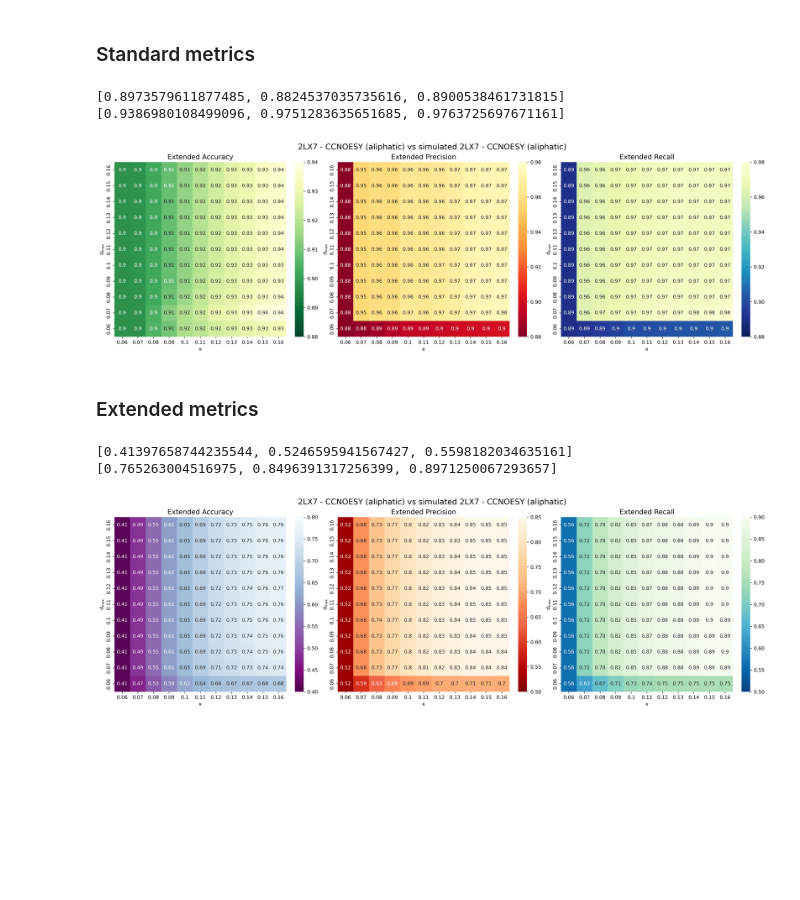
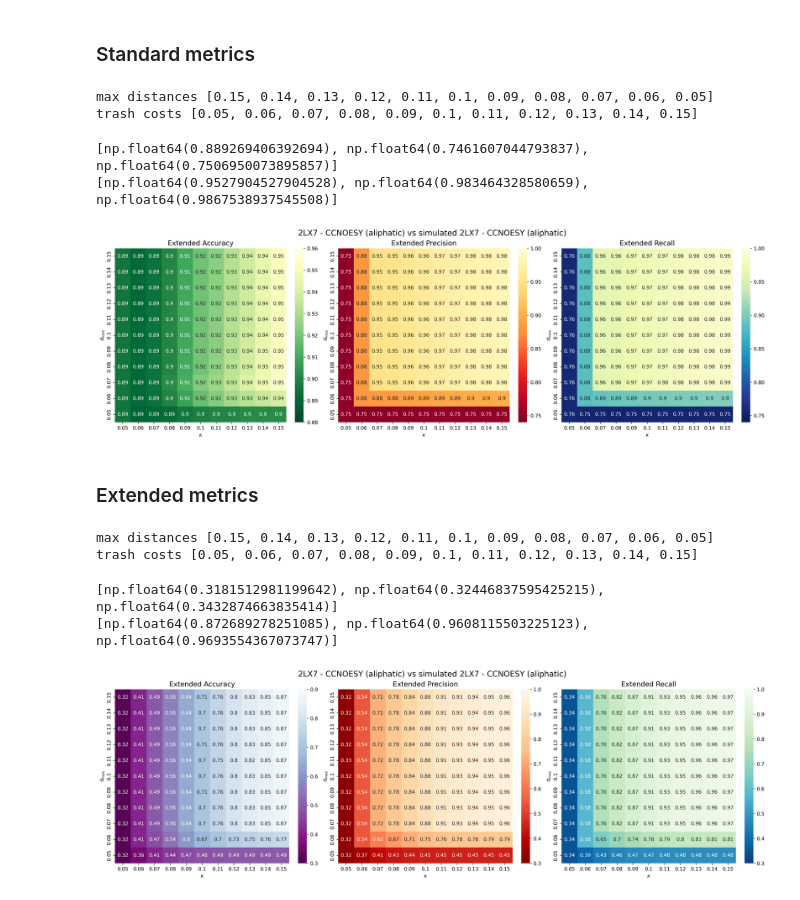
Before and after one commit to michalsta/wnetalign, a Jupyter notebook: tutorials/nmr/NMR_4D.ipynb, the cells around one changed output. Saved outputs shown, nothing was run; the diff lists cells and outputs as text; code cells hidden in the pictures; blank space fills up the shorter version.

```diff
--- a/tutorials/nmr/NMR_4D.ipynb
+++ b/tutorials/nmr/NMR_4D.ipynb
@@ -99,8 +89,10 @@ number of clusters: 127
 # %% [markdown]
 ### Standard metrics
 # %%
-max_distances = [0.01*i for i in range(16, 5, -1)]
-trash_costs = [0.01*i for i in range(6, 17)]
+max_distances = [0.01*i for i in range(15, 4, -1)]
+print("max distances", max_distances)
+trash_costs = [0.01*i for i in range(5, 16)]
+print("trash costs", trash_costs)
 
 metrics_cm_standard = metrics_simulated_CM([spectrum, simulated_spectrum],
                                            max_distances,
@@ -108,9 +100,14 @@ metrics_cm_standard = metrics_simulated_CM([spectrum, simulated_spectrum],
                                            clusters,
                                            scale_nucl={'C':10},
                                            nuclei=['C1', 'C2', 'H1', 'H2'],
+                                           normalize=True,
+                                           intensity_scaling = None, # auto intensity scaling
                                            extended=False,
                                            warn=False,
                                           )
+# %% [output]
+max distances [0.15, 0.14, 0.13, 0.12, 0.11, 0.1, 0.09, 0.08, 0.07, 0.06, 0.05]
+trash costs [0.05, 0.06, 0.07, 0.08, 0.09, 0.1, 0.11, 0.12, 0.13, 0.14, 0.15]
 # %%
 cmap_names = ['BuPu_r', 'OrRd_r', 'GnBu_r', 'OrRd_r', 'GnBu_r']
 cmap_names = ['YlGn_r', 'YlOrRd_r', 'YlGnBu_r', 'YlOrRd_r', 'YlGnBu_r']
@@ -127,44 +124,49 @@ for metric in metrics_to_plot:
     for name in metrics_to_plot[metric]:
         metrics_by_name[name][metric] = metrics_to_plot[metric][name]
 
-cbar_lim = {'Accuracy': (0.88, 0.94), 'Precision (macro)': (0.88, 0.98), 'Recall (macro)': (0.88, 0.98)}
+cbar_lim = {'Accuracy': (0.88, 0.96), 'Precision (macro)': (0.74, 1), 'Recall (macro)': (0.74, 1)}
 
 for name in metrics_by_name:
 
     # vmax = max([m.max().max() for m in metrics_by_name[name].values()])
     # vmin = min([m.min().min() for m in metrics_by_name[name].values()])
     vmax = [m.max().max() for m in metrics_by_name[name].values()]
     vmin = [m.min().min() for m in metrics_by_name[name].values()]
     print(vmin)
     print(vmax)
 
     fig, axes = plt.subplots(nrows=1, ncols=len(cbar_lim), figsize=(6*3+1, 6), constrained_layout=True, squeeze=False, dpi=300)
 
     for i, metric in enumerate(metrics_by_name[name]):
         sns.heatmap(metrics_by_name[name][metric],
                     ax=axes[0, i],
                     vmin=cbar_lim[metric][0],
                     vmax=cbar_lim[metric][1],
                     cmap=sns.color_palette(metric_to_cmap[metric], as_cmap=True),
                     cbar=True,
                     annot=True,
                    )
         axes[0, i].set(xlabel="$\\kappa$", ylabel="d${_\\text{max}}$")
         axes[0, i].set_title(f"Extended {metric.split(" ")[0]}", fontsize=14)
 
     plt.suptitle(f"{name}", fontsize=16)
     plt.suptitle("2LX7 - CCNOESY (aliphatic) vs simulated 2LX7 - CCNOESY (aliphatic)", fontsize=16)
-    plt.savefig(f"{FIG_PATH}/Metrics_4D/Metrics_4D_simulated_localmax_5_{name}.png")
+    dirpath = f"{FIG_PATH}/Metrics_4D"
+    if not os.path.exists(dirpath):
+        os.makedirs(dirpath)
+    plt.savefig(f"{dirpath}/Metrics_4D_simulated_localmax_5_{name}.png")
     plt.show()
 # %% [output]
-[0.8973579611877485, 0.8824537035735616, 0.8900538461731815]
-[0.9386980108499096, 0.9751283635651685, 0.9763725697671161]
+[np.float64(0.889269406392694), np.float64(0.7461607044793837), np.float64(0.7506950073895857)]
+[np.float64(0.9527904527904528), np.float64(0.983464328580659), np.float64(0.9867538937545508)]
-[figure, old version]
+[figure, new version]
 # %% [markdown]
 ### Extended metrics
 # %%
-max_distances = [0.01*i for i in range(16, 5, -1)]
-trash_costs = [0.01*i for i in range(6, 17)]
+max_distances = [0.01*i for i in range(15, 4, -1)]
+print("max distances", max_distances)
+trash_costs = [0.01*i for i in range(5, 16)]
+print("trash costs", trash_costs)
 
 metrics_cm_extended = metrics_simulated_CM([spectrum, simulated_spectrum],
                                            max_distances,
@@ -172,9 +174,14 @@ metrics_cm_extended = metrics_simulated_CM([spectrum, simulated_spectrum],
                                            clusters,
                                            scale_nucl={'C':10},
                                            nuclei=['C1', 'C2', 'H1', 'H2'],
+                                           normalize=True,
+                                           intensity_scaling = None, # auto intensity scaling
                                            extended=True,
                                            warn=False,
                                           )
+# %% [output]
+max distances [0.15, 0.14, 0.13, 0.12, 0.11, 0.1, 0.09, 0.08, 0.07, 0.06, 0.05]
+trash costs [0.05, 0.06, 0.07, 0.08, 0.09, 0.1, 0.11, 0.12, 0.13, 0.14, 0.15]
 # %%
 cmap_names = ['BuPu_r', 'OrRd_r', 'GnBu_r', 'OrRd_r', 'GnBu_r']
 # cmap_names = ['YlGn_r', 'YlOrRd_r', 'YlGnBu_r', 'YlOrRd_r', 'YlGnBu_r']
@@ -191,7 +198,7 @@ for metric in metrics_to_plot:
     for name in metrics_to_plot[metric]:
         metrics_by_name[name][metric] = metrics_to_plot[metric][name]
 
-cbar_lim = {'Accuracy': (0.40, 0.8), 'Precision (macro)': (0.50, 0.85), 'Recall (macro)': (0.50, 0.9)}
+cbar_lim = {'Accuracy': (0.3, 0.9), 'Precision (macro)': (0.3, 1), 'Recall (macro)': (0.3, 1)}
 
 for name in metrics_by_name:
 
@@ -218,9 +225,12 @@ for name in metrics_by_name:
 
     plt.suptitle(f"{name}", fontsize=16)
     plt.suptitle("2LX7 - CCNOESY (aliphatic) vs simulated 2LX7 - CCNOESY (aliphatic)", fontsize=16)
-    plt.savefig(f"{FIG_PATH}/Extended_metrics_4D/Extended_metrics_4D_simulated_localmax_5_{name}.png")
+    dirpath = f"{FIG_PATH}/Extended_metrics_4D"
+    if not os.path.exists(dirpath):
+        os.makedirs(dirpath)
+    plt.savefig(f"{dirpath}/Extended_metrics_4D_simulated_localmax_5_{name}.png")
     plt.show()
 # %% [output]
-[0.41397658744235544, 0.5246595941567427, 0.5598182034635161]
-[0.765263004516975, 0.8496391317256399, 0.8971250067293657]
+[np.float64(0.3181512981199642), np.float64(0.32446837595425215), np.float64(0.3432874663835414)]
+[np.float64(0.872689278251085), np.float64(0.9608115503225123), np.float64(0.9693554367073747)]
-[figure, old version]
+[figure, new version]
```
Also changed, not shown: parts of 3 cells of this notebook, 3 other files.
